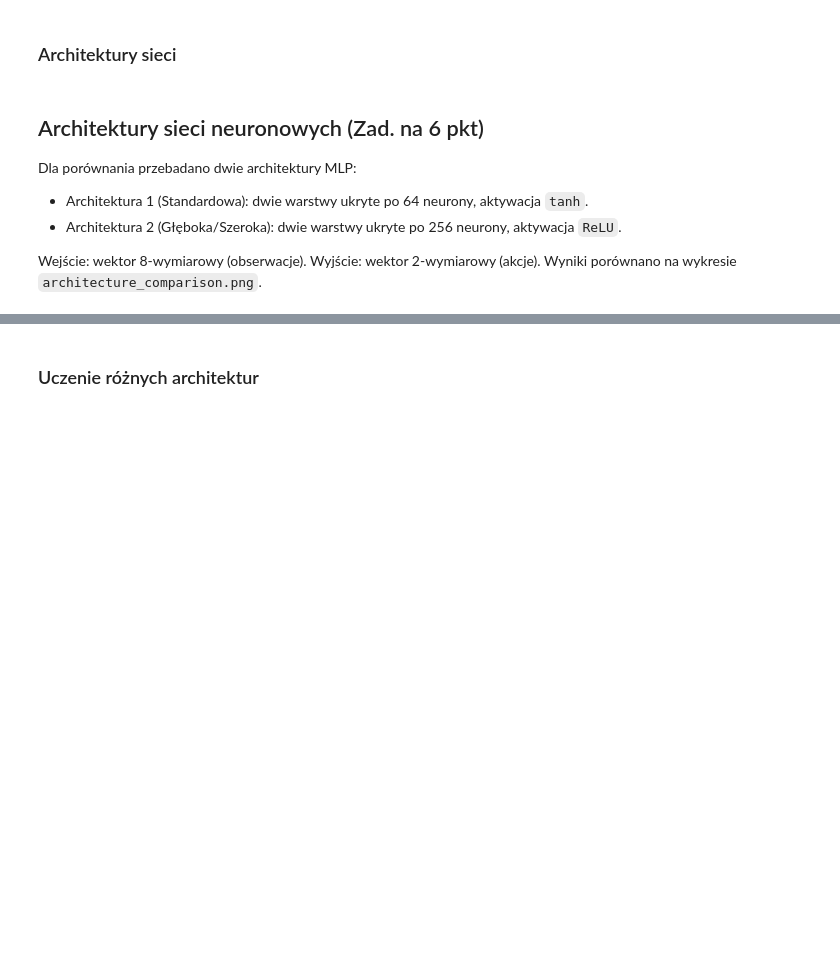
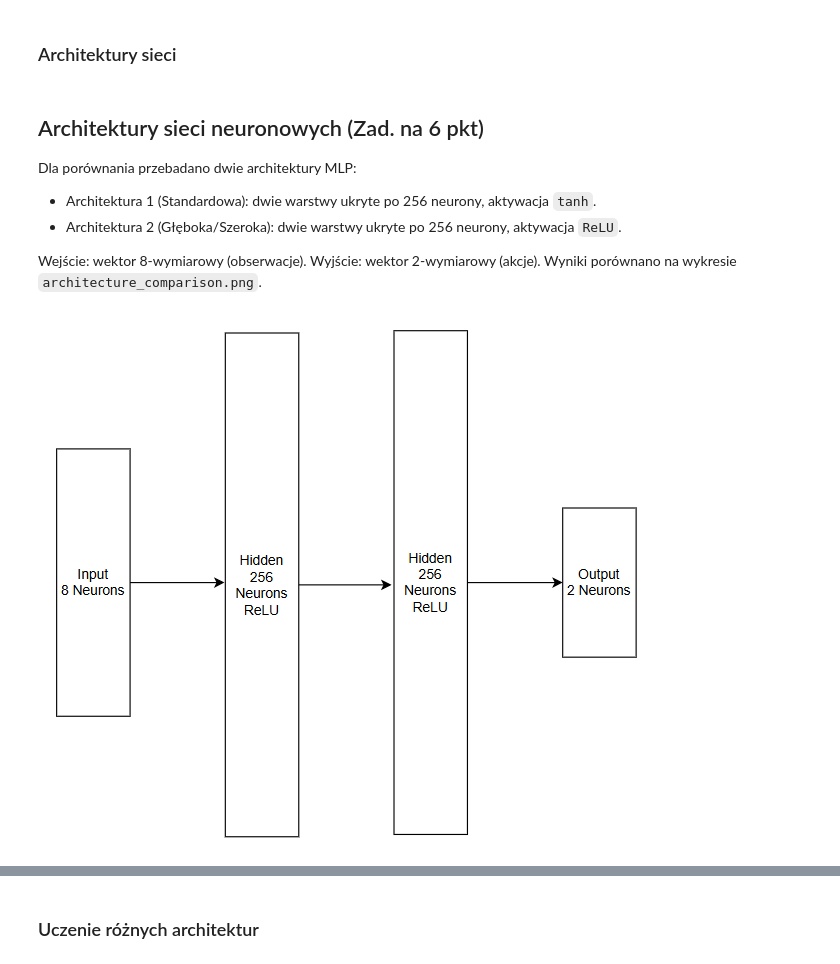
Before and after one commit to MrWlobo/Inteligencja-Obliczeniowa, a Jupyter notebook: Projekt5/main.ipynb, the cells around one changed output, grey strips where cells are left out. Cells and saved outputs as stored; diff of their text form; code cells hidden in the pictures; blank space fills up the shorter version.

Commit message:
Added some descriptions and NN architecture visualizations

```diff
--- a/Projekt5/main.ipynb
+++ b/Projekt5/main.ipynb
@@ -207,7 +202,11 @@ Average time per timestep: 0.002396 seconds
 
 Dla porównania przebadano dwie architektury MLP:
 
-- Architektura 1 (Standardowa): dwie warstwy ukryte po 64 neurony, aktywacja `tanh`.
+- Architektura 1 (Standardowa): dwie warstwy ukryte po 256 neurony, aktywacja `tanh`.
 - Architektura 2 (Głęboka/Szeroka): dwie warstwy ukryte po 256 neurony, aktywacja `ReLU`.
 
 Wejście: wektor 8-wymiarowy (obserwacje). Wyjście: wektor 2-wymiarowy (akcje). Wyniki porównano na wykresie `architecture_comparison.png`.
+# %%
+display(Image(filename='ReLU_Architecture.png'))
+# %% [output]
+[figure, added]
```
Also changed, not shown: parts of 10 cells of this notebook, 2 other files.
